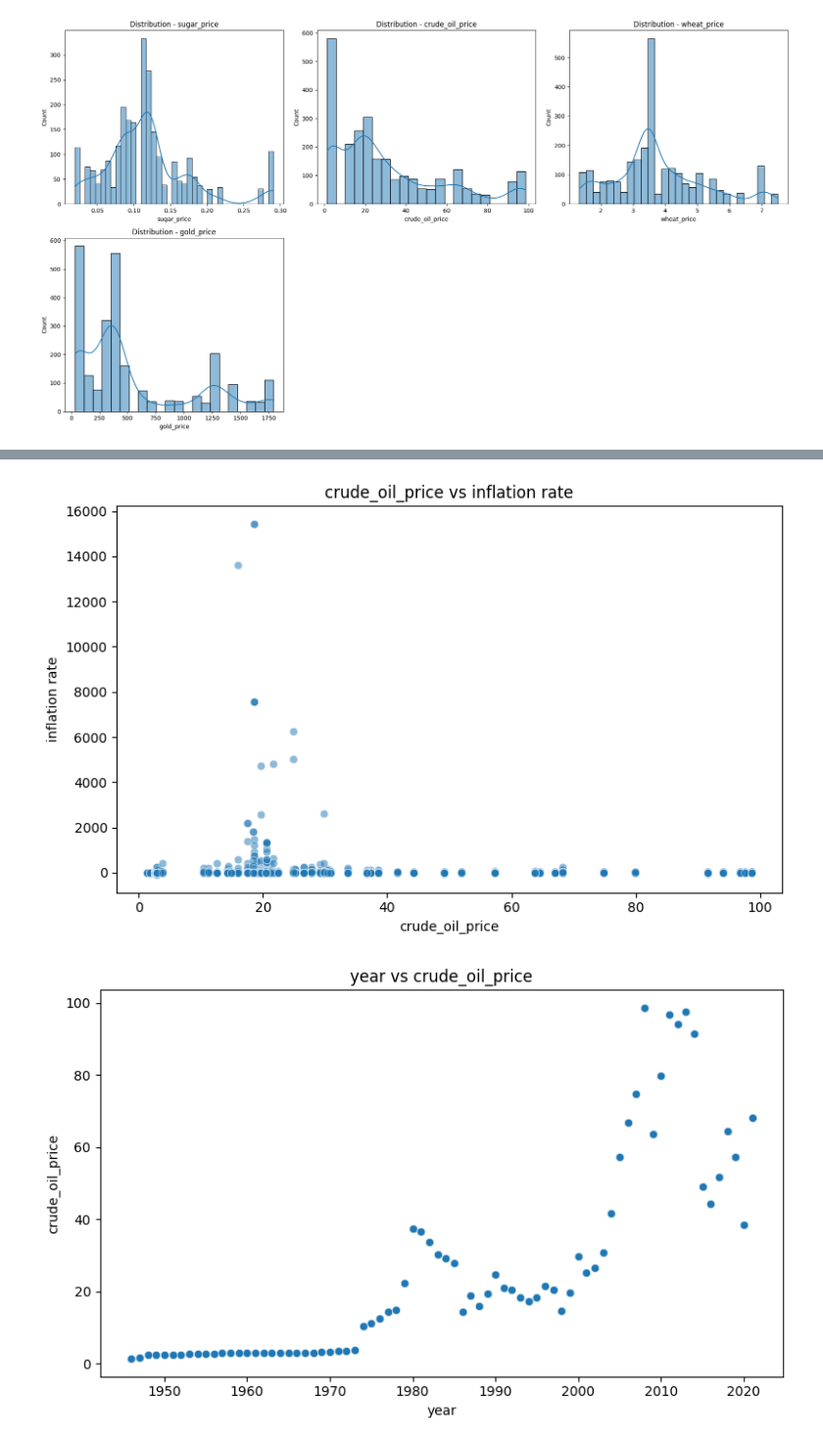
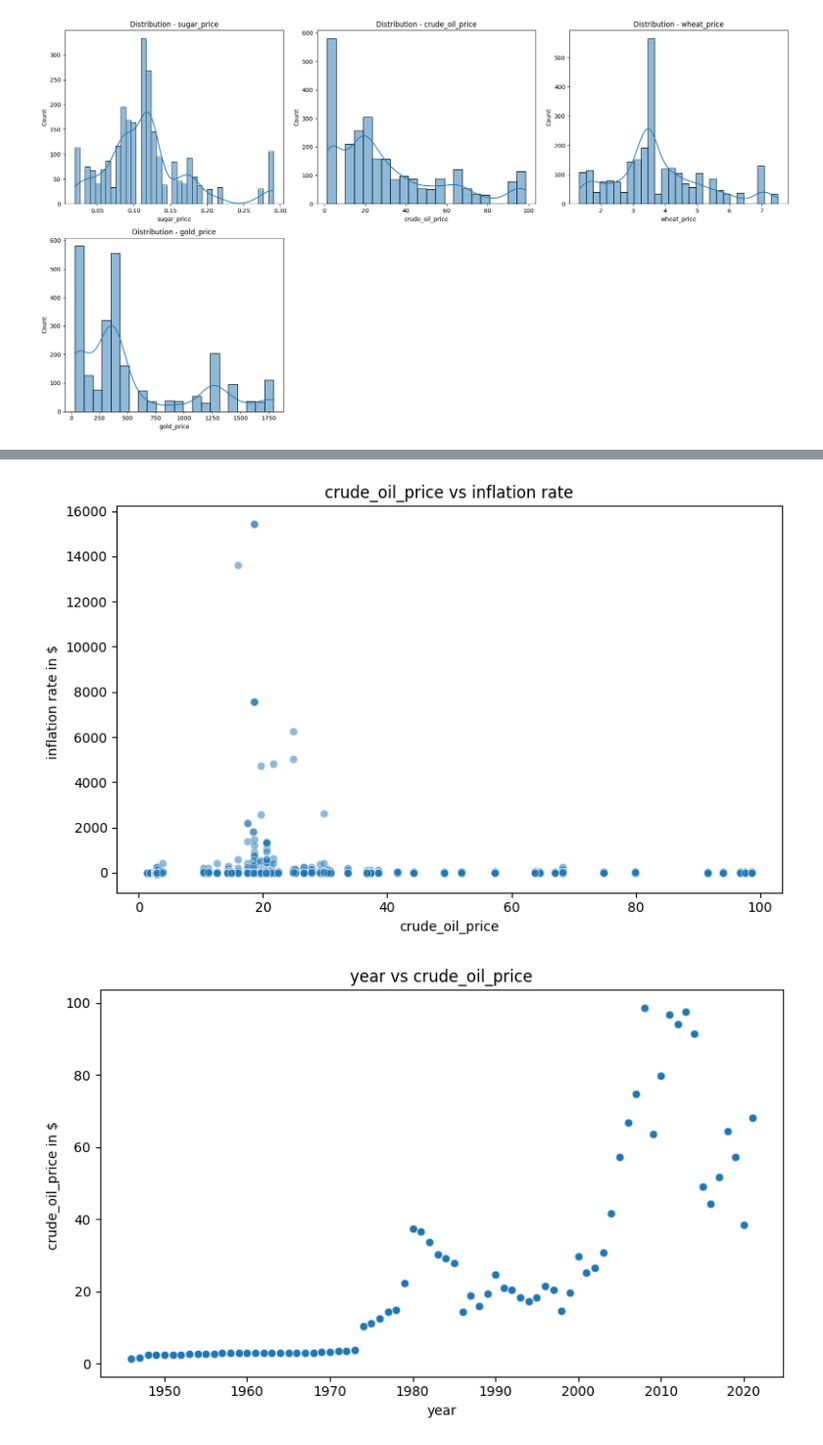
Before and after one commit to Ayan501/war-impact-prediction, a Jupyter notebook: notebook/EDA_and_visualization.ipynb, the cells around one changed output, grey strips where cells are left out. Shown at 98% size. Drawn from its saved outputs; the diff is of its cells as text; code cells hidden in the pictures.

```diff
--- a/notebook/EDA_and_visualization.ipynb
+++ b/notebook/EDA_and_visualization.ipynb
@@ -69,6 +69,3 @@ plt.show()
-# %%
-# Yeh drop karo
-clean_data = clean_data.drop(columns=['silver_price', 'soya_oil_price'])
 # %%
 def plot_distribution(df, columns, figsize=(18, 10)):
 
@@ -137,21 +134,21 @@ plot_distribution(clean_data, [
 # %%
 def plot_scatter(df, x_col, y_col, figsize=(8, 5)):
 
     fig, ax = plt.subplots(figsize=figsize)
 
     sns.scatterplot(data=df, x=x_col, y=y_col, ax=ax, alpha=0.5)
     ax.set_title(f"{x_col} vs {y_col}")
     ax.set_xlabel(x_col)
-    ax.set_ylabel(y_col)
+    ax.set_ylabel(f'{y_col} in $ ')
 
     plt.tight_layout()
     plt.show()
 
 # Meaningful comparisons
 plot_scatter(clean_data, 'crude_oil_price', 'inflation rate')
 plot_scatter(clean_data, 'year', 'crude_oil_price')
 plot_scatter(clean_data, 'year', 'gold_price')
 plot_scatter(clean_data, 'intensity_level', 'crude_oil_price')
 # %% [output]
-[figure, old version]
+[figure, new version]
-[figure, old version]
+[figure, new version]
```
Also changed, not shown: parts of 13 cells of this notebook, 15 other files.
